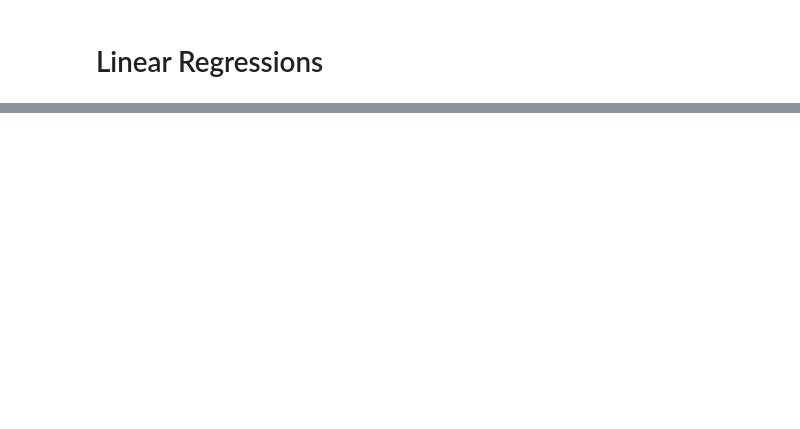
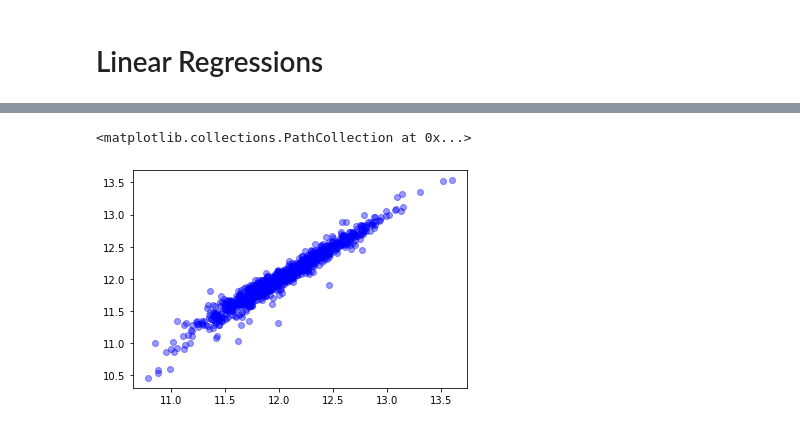
Before and after one commit to tdchoi7/ML_Project_Self, a Jupyter notebook: ML_HousingPrice_ModelTraining_LinearRegressions.ipynb, the cells around one changed output, grey strips where cells are left out. Saved outputs shown, nothing was run; the diff lists cells and outputs as text; code cells hidden in the pictures; blank space fills up the shorter version.

```diff
--- a/ML_HousingPrice_ModelTraining_LinearRegressions.ipynb
+++ b/ML_HousingPrice_ModelTraining_LinearRegressions.ipynb
@@ -45,4 +2,0 @@ hp_linear_fullyimputed
-# %%
-hp_logsaleprice = pd.read_csv('../hp_logsaleprice.csv')
-
-hp_logsaleprice
@@ -796,0 +142,5 @@ AttributeError: 'Lasso' object has no attribute 'best_es'
+# %%
+plt.scatter(gs_mlr_1.best_estimator_.predict(xtrain_full), ytrain_full, color='blue', alpha=0.4)
+# %% [output]
+<matplotlib.collections.PathCollection at 0x...>
+[figure, added]
```
Also changed, not shown: parts of 104 cells of this notebook.
